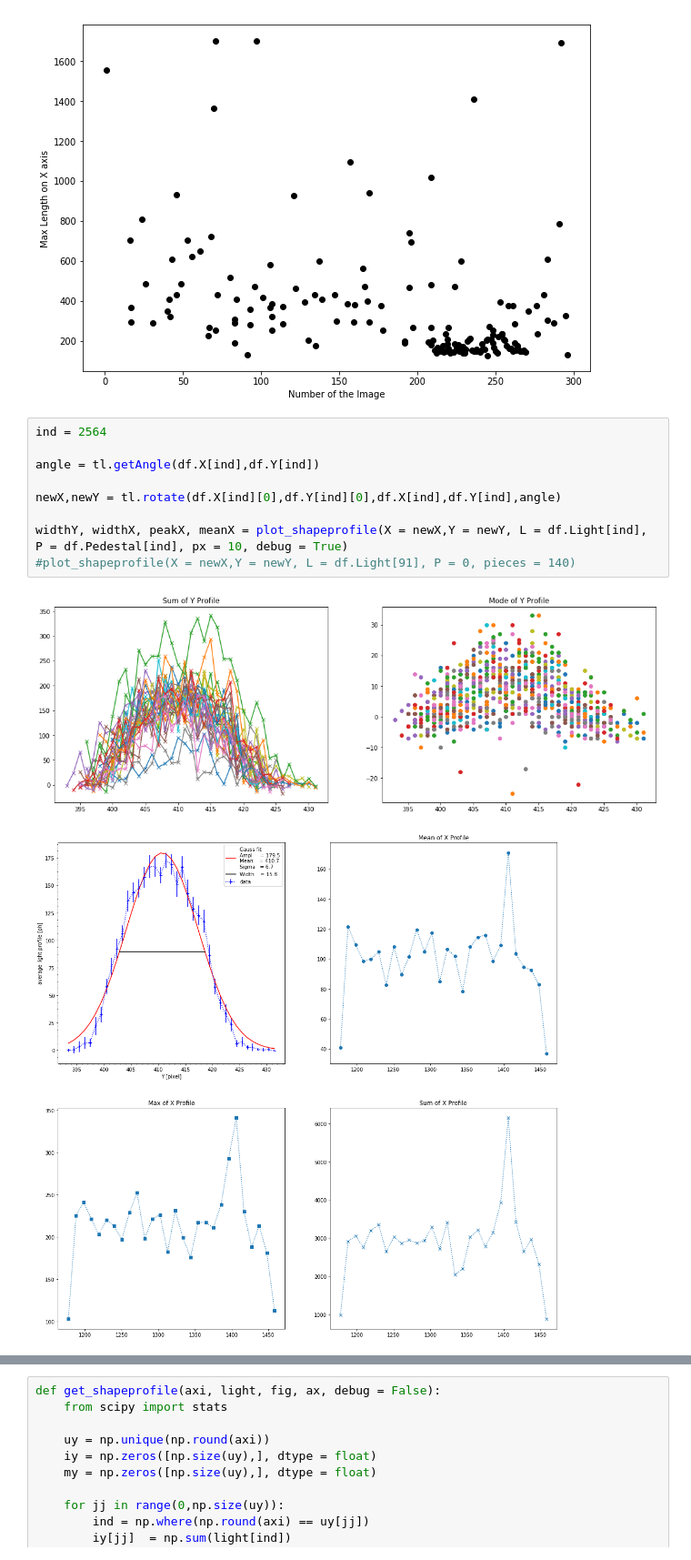
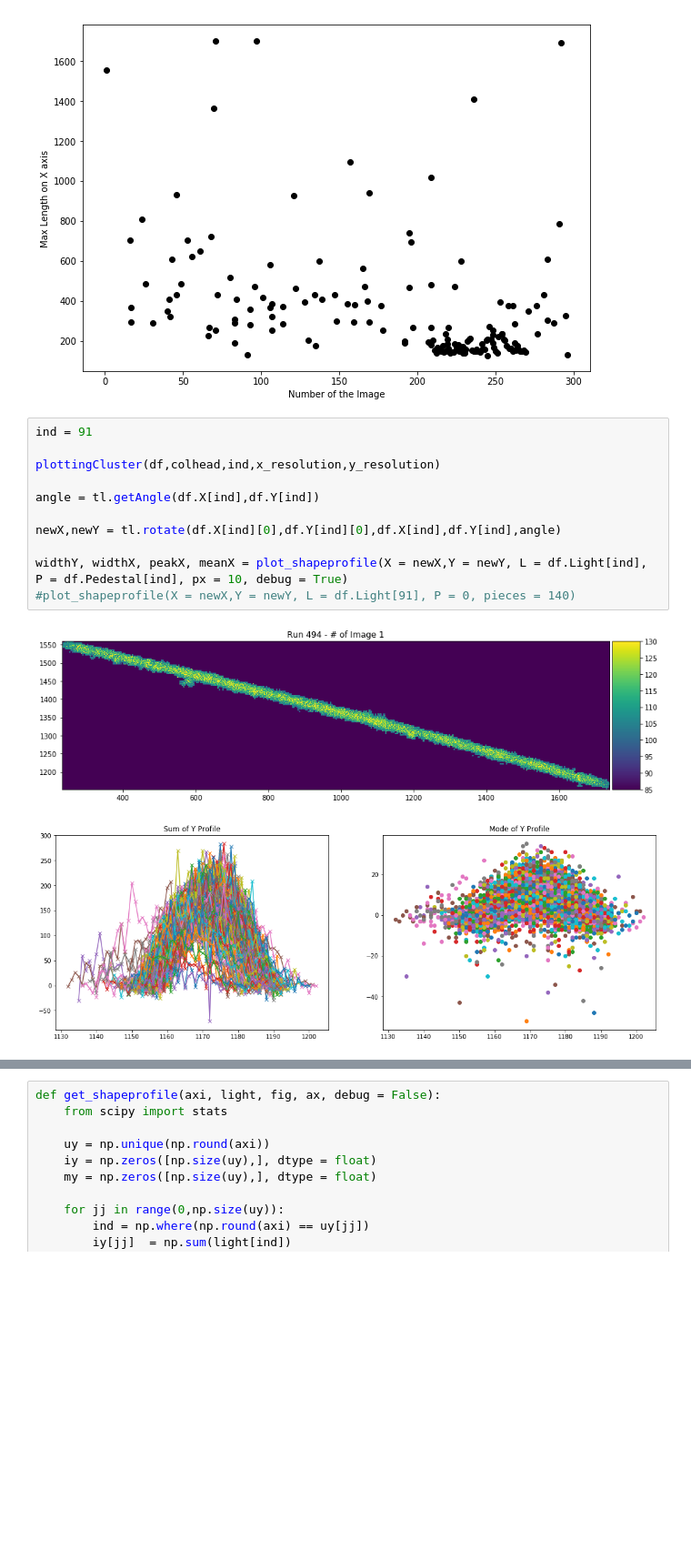
Before and after one commit to igorabritta/cygno, a Jupyter notebook: CreateVariables.ipynb, the cells around one changed output, grey strips where cells are left out. Shown at 91% size. Saved outputs shown, nothing was run; the diff lists cells and outputs as text; blank space fills up the shorter version.

```diff
--- a/CreateVariables.ipynb
+++ b/CreateVariables.ipynb
@@ -402,14 +446,16 @@ plt.ylabel('Max Length on X axis')
 Text(0,0.5,'Max Length on X axis')
 [figure]
 # %%
-ind = 2564
+ind = 91
+
+plottingCluster(df,colhead,ind,x_resolution,y_resolution)
 
 angle = tl.getAngle(df.X[ind],df.Y[ind])
 
 newX,newY = tl.rotate(df.X[ind][0],df.Y[ind][0],df.X[ind],df.Y[ind],angle)
 
 widthY, widthX, peakX, meanX = plot_shapeprofile(X = newX,Y = newY, L = df.Light[ind], P = df.Pedestal[ind], px = 10, debug = True)
 #plot_shapeprofile(X = newX,Y = newY, L = df.Light[91], P = 0, pieces = 140)
 # %% [output]
-[figure, old version]
+[figure, new version]
-[figure, old version]
+[figure, new version]
```
Also changed, not shown: parts of 10 cells of this notebook.
